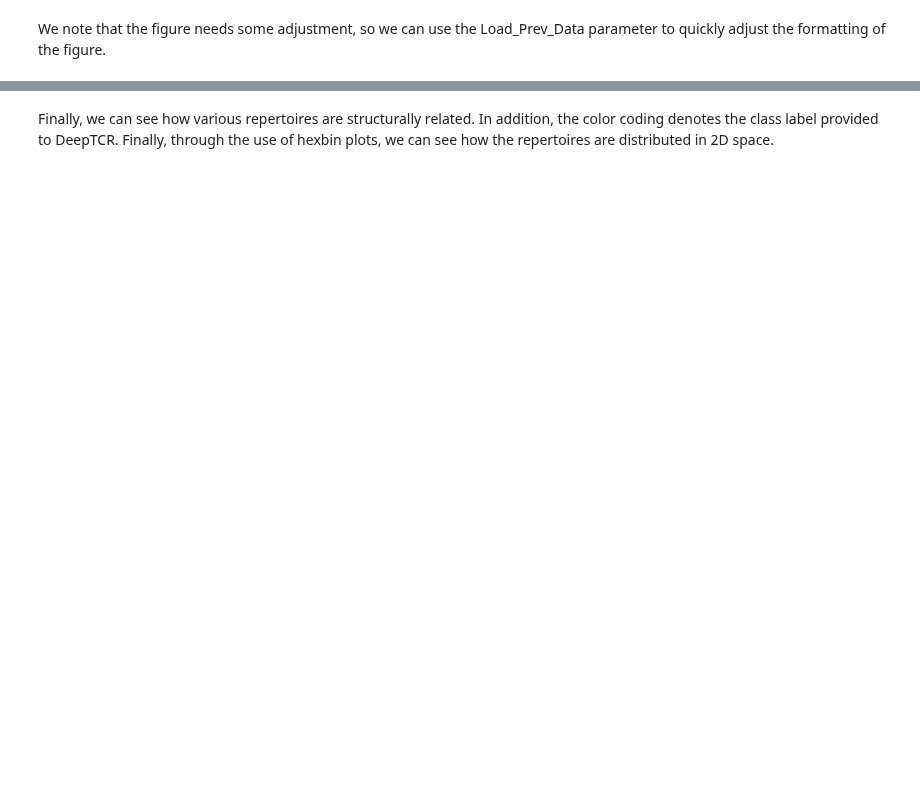
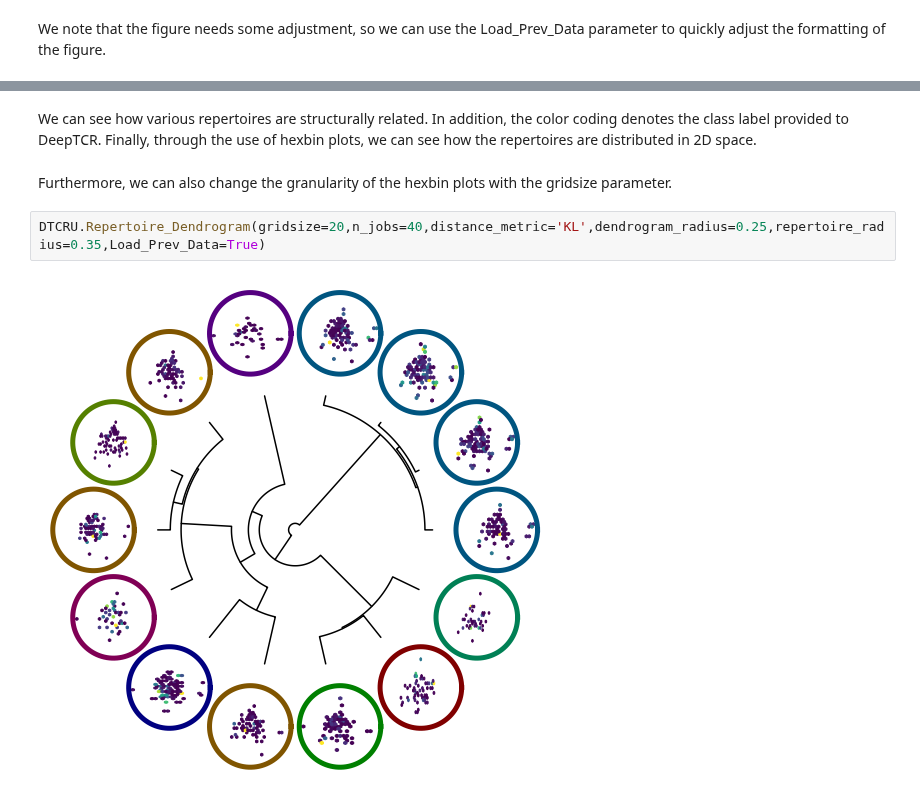
Before and after one commit to sidhomj/DeepTCR, a Jupyter notebook: tutorials/unsupervised/5 - Visualization of Results.ipynb, the cells around one changed output, grey strips where cells are left out. Saved outputs shown, nothing was run; the diff lists cells and outputs as text; blank space fills up the shorter version.

```diff
--- a/tutorials/unsupervised/5 - Visualization of Results.ipynb
+++ b/tutorials/unsupervised/5 - Visualization of Results.ipynb
@@ -98,2 +98,8 @@ DTCRU.Repertoire_Dendrogram(n_jobs=40,distance_metric='KL',dendrogram_radius=0.2
 # %% [markdown]
-Finally, we can see how various repertoires are structurally related. In addition, the color coding denotes the class label provided to DeepTCR. Finally, through the use of hexbin plots, we can see how the repertoires are distributed in 2D space.
+We can see how various repertoires are structurally related. In addition, the color coding denotes the class label provided to DeepTCR. Finally, through the use of hexbin plots, we can see how the repertoires are distributed in 2D space.
+# %% [markdown]
+Furthermore, we can also change the granularity of the hexbin plots with the gridsize parameter.
+# %%
+DTCRU.Repertoire_Dendrogram(gridsize=20,n_jobs=40,distance_metric='KL',dendrogram_radius=0.25,repertoire_radius=0.35,Load_Prev_Data=True)
+# %% [output]
+[figure, added]
```
Also changed, not shown: parts of 2 cells of this notebook, 2 other files.
